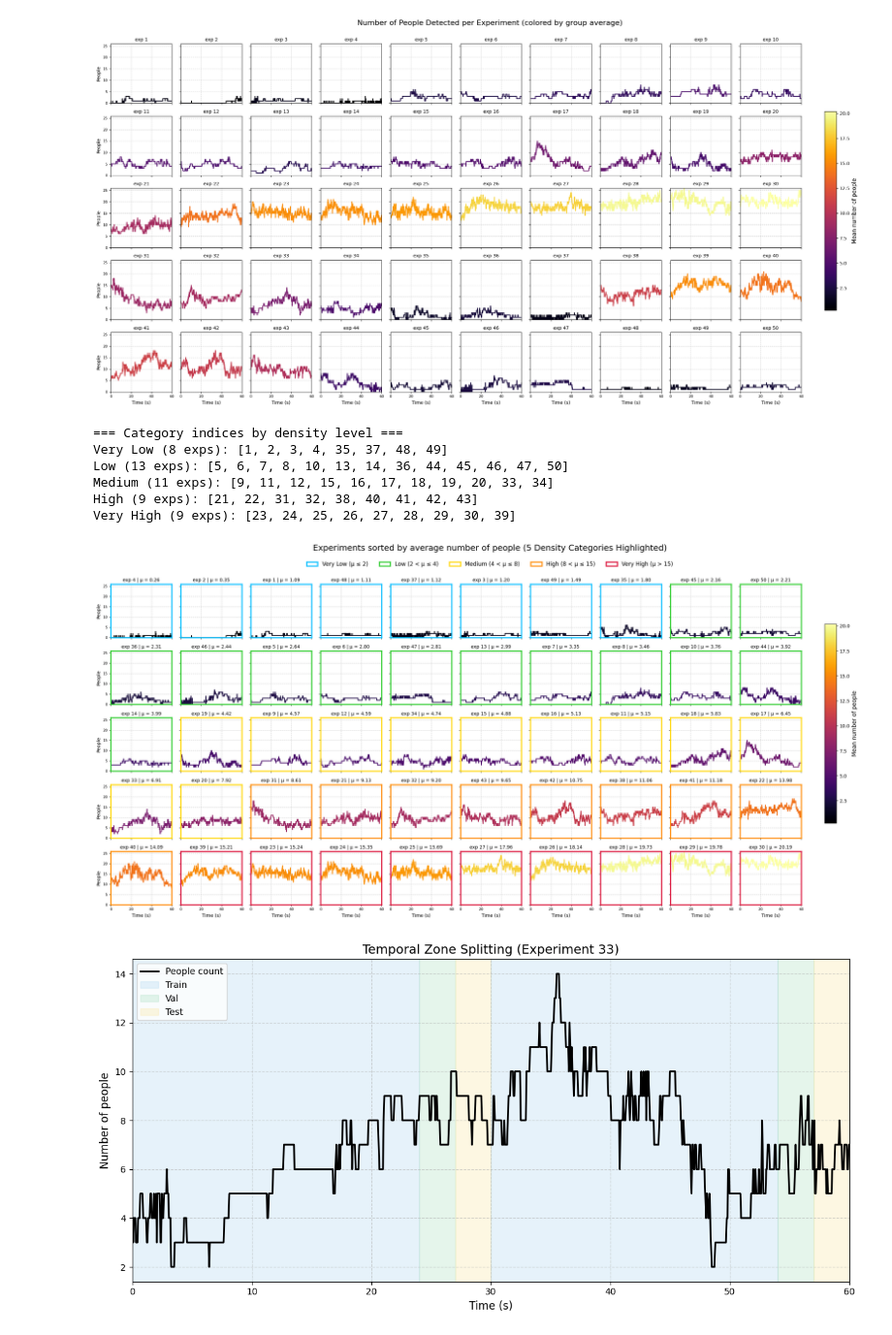
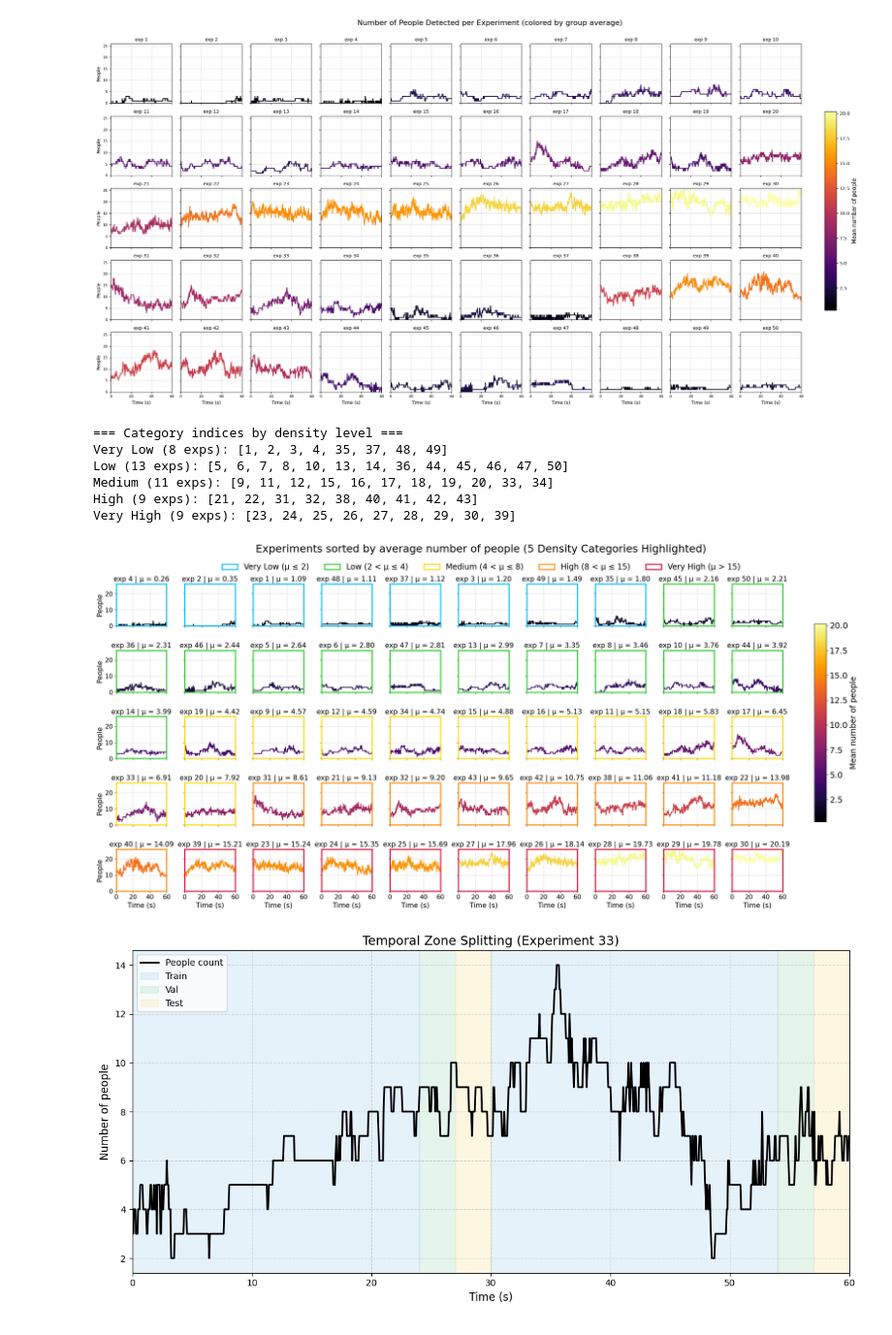
Before and after one commit to Hip02/CrowdMonitoring_Hip, a Jupyter notebook: FeatureAnalysis/dataset_analysis.ipynb, the cells around one changed output. Shown at 97% size. Saved outputs shown, nothing was run; the diff lists cells and outputs as text; code cells hidden in the pictures.

```diff
--- a/FeatureAnalysis/dataset_analysis.ipynb
+++ b/FeatureAnalysis/dataset_analysis.ipynb
@@ -174,9 +174,13 @@ border_colors = {
     "Very High": "crimson"
 }
 
+
 # Création de la figure
 fig, axs = plt.subplots(n_rows, n_cols, figsize=(24, 12), sharex=True, sharey=True)
 axs = axs.flatten()
+
+ft_size = 15
+lbl_size = 14
 
 # Échelle Y uniforme
 ymin = np.min(labels)
@@ -196,11 +200,12 @@ for plot_idx, (original_idx, mean_val) in enumerate(sorted_groups):
     color = scalar_map.to_rgba(mean_val)
 
     axs[plot_idx].plot(time, group_labels, color=color, linewidth=1.8)
-    axs[plot_idx].set_title(f'exp {original_idx+1} | µ = {mean_val:.2f}', fontsize=10)
+    axs[plot_idx].set_title(f'exp {original_idx+1} | µ = {mean_val:.2f}', fontsize=ft_size)
     axs[plot_idx].grid(True, linestyle='--', alpha=0.6)
     axs[plot_idx].set_ylim(ymin, ymax)
     axs[plot_idx].set_xlim(0, duration_sec)
-    axs[plot_idx].tick_params(axis='both', labelsize=8)
+    axs[plot_idx].set_xticks([0, 20, 40, 60])
+    axs[plot_idx].tick_params(axis='both', labelsize=lbl_size)
 
     # Catégorie et couleur de bordure
     category = get_density_category(mean_val)
@@ -211,45 +216,46 @@ for plot_idx, (original_idx, mean_val) in enumerate(sorted_groups):
 
 # Étiquettes des axes sur les bords
 for i in range(n_rows):
-    axs[i * n_cols].set_ylabel("People", fontsize=10)
+    axs[i * n_cols].set_ylabel("People", fontsize=ft_size)
 for j in range(n_cols):
-    axs[(n_rows - 1) * n_cols + j].set_xlabel("Time (s)", fontsize=10)
+    axs[(n_rows - 1) * n_cols + j].set_xlabel("Time (s)", fontsize=ft_size)
 
 # Colorbar
 cbar_ax = fig.add_axes([0.92, 0.25, 0.015, 0.5])
 cbar = fig.colorbar(scalar_map, cax=cbar_ax)
-cbar.set_label('Mean number of people', fontsize=12)
+cbar.set_label('Mean number of people', fontsize=ft_size+2)
+cbar.ax.tick_params(labelsize=lbl_size+4)
 
 # Légende des catégories (5 couleurs)
 from matplotlib.patches import Patch
 legend_elements = [
     Patch(facecolor='white', edgecolor=border_colors["Very Low"], label=f'Very Low (µ ≤ {thresholds[0]})', linewidth=2.5),
     Patch(facecolor='white', edgecolor=border_colors["Low"], label=f'Low ({thresholds[0]} < µ ≤ {thresholds[1]})', linewidth=2.5),
     Patch(facecolor='white', edgecolor=border_colors["Medium"], label=f'Medium ({thresholds[1]} < µ ≤ {thresholds[2]})', linewidth=2.5),
     Patch(facecolor='white', edgecolor=border_colors["High"], label=f'High ({thresholds[2]} < µ ≤ {thresholds[3]})', linewidth=2.5),
     Patch(facecolor='white', edgecolor=border_colors["Very High"], label=f'Very High (µ > {thresholds[3]})', linewidth=2.5)
 ]
-fig.legend(handles=legend_elements, loc='upper center', bbox_to_anchor=(0.5, 0.92), ncol=5, fontsize=12, frameon=False)
+fig.legend(handles=legend_elements, loc='upper center', bbox_to_anchor=(0.5, 0.92), ncol=5, fontsize=ft_size+2, frameon=False)
 
 # Mise en page finale
 plt.tight_layout(rect=[0, 0, 0.9, 0.88])
 plt.subplots_adjust(top=0.85)
-fig.suptitle("Experiments sorted by average number of people (5 Density Categories Highlighted)", fontsize=18, y=0.95)
+fig.suptitle("Experiments sorted by average number of people (5 Density Categories Highlighted)", fontsize=ft_size+8, y=0.95)
 
 plt.savefig("experiments_sorted_by_density.pdf")
 
 # Affichage des indices par catégorie
 print("\n=== Category indices by density level ===")
 for cat, indices in category_indices.items():
     print(f"{cat} ({len(indices)} exps): {sorted(indices)}")
 # %% [output]
 === Category indices by density level ===
 Very Low (8 exps): [1, 2, 3, 4, 35, 37, 48, 49]
 Low (13 exps): [5, 6, 7, 8, 10, 13, 14, 36, 44, 45, 46, 47, 50]
 Medium (11 exps): [9, 11, 12, 15, 16, 17, 18, 19, 20, 33, 34]
 High (9 exps): [21, 22, 31, 32, 38, 40, 41, 42, 43]
 Very High (9 exps): [23, 24, 25, 26, 27, 28, 29, 30, 39]
-[figure, old version]
+[figure, new version]
 # %%
 import numpy as np
 import matplotlib.pyplot as plt
```
Also changed, not shown: 4 other files.
